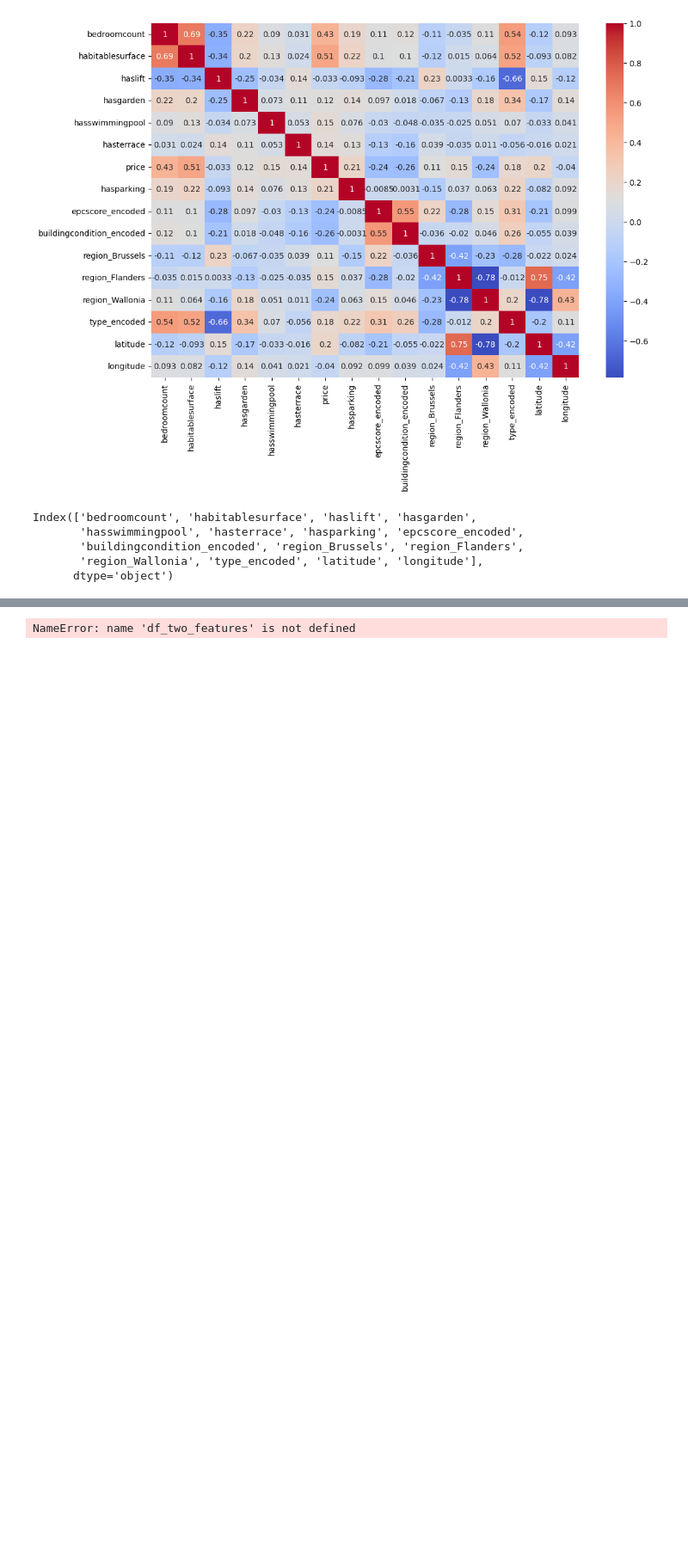
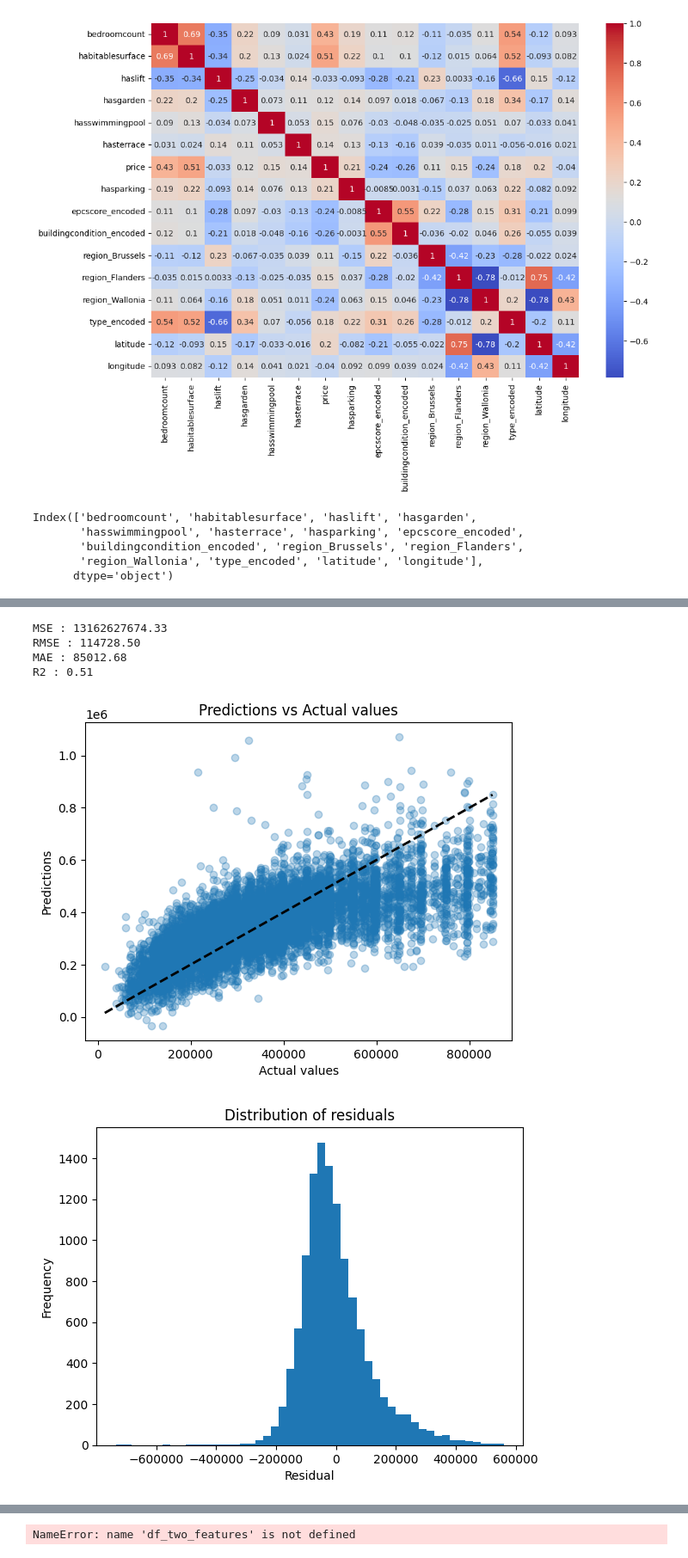
Before and after one commit to Manu1175/challenge-regression, a Jupyter notebook: training cleaned dataset.ipynb, the cells around one changed output, grey strips where cells are left out. Shown: that part at 86% size. Drawn from its saved outputs; the diff is of its cells as text; code cells hidden in the pictures; blank space fills up the shorter version.

```diff
--- a/training cleaned dataset.ipynb
+++ b/training cleaned dataset.ipynb
@@ -140,3 +69,45 @@ Explained Variance: 0.63
+# %%
+from sklearn.metrics import mean_squared_error, mean_absolute_error, r2_score
+import numpy as np
+import matplotlib.pyplot as plt
+
+model = LinearRegression(fit_intercept=True)
+model.fit(X_train, y_train)
+y_pred = model.predict(X_test)
+
+# Metrics
+mse = mean_squared_error(y_test, y_pred)
+rmse = np.sqrt(mse)
+mae = mean_absolute_error(y_test, y_pred)
+r2 = r2_score(y_test, y_pred)
+
+print(f"MSE : {mse:.2f}")
+print(f"RMSE : {rmse:.2f}")
+print(f"MAE : {mae:.2f}")
+print(f"R2 : {r2:.2f}")
+
+# Plot prediction vs actual value
+plt.scatter(y_test, y_pred, alpha=0.3)
+plt.plot([y_test.min(), y_test.max()], [y_test.min(), y_test.max()], 'k--', lw=2)
+plt.xlabel('Actual values')
+plt.ylabel('Predictions')
+plt.title('Predictions vs Actual values')
+plt.show()
+
+# Plot of residuals
+residuals = y_test - y_pred
+plt.hist(residuals, bins=50)
+plt.xlabel('Residual')
+plt.ylabel('Frequency')
+plt.title('Distribution of residuals')
+plt.show()
+# %% [output]
+MSE : 13162627674.33
+RMSE : 114728.50
+MAE : 85012.68
+R2 : 0.51
+[figure, added]
+[figure, added]
 # %%
 # Regularization
 from sklearn.linear_model import Ridge, Lasso
```
Also changed, not shown: parts of 18 cells of this notebook, 12 other files.
